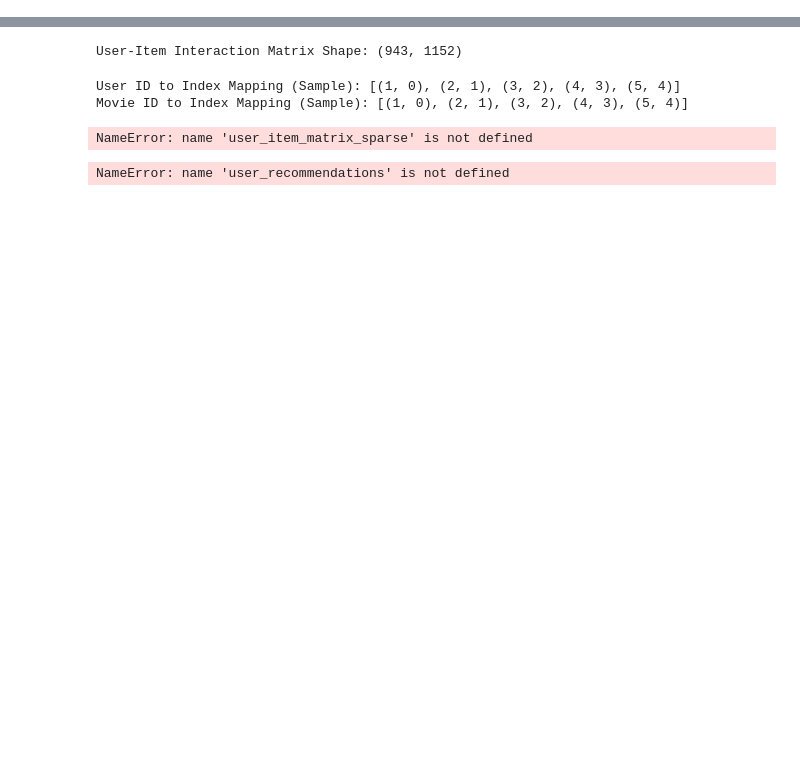
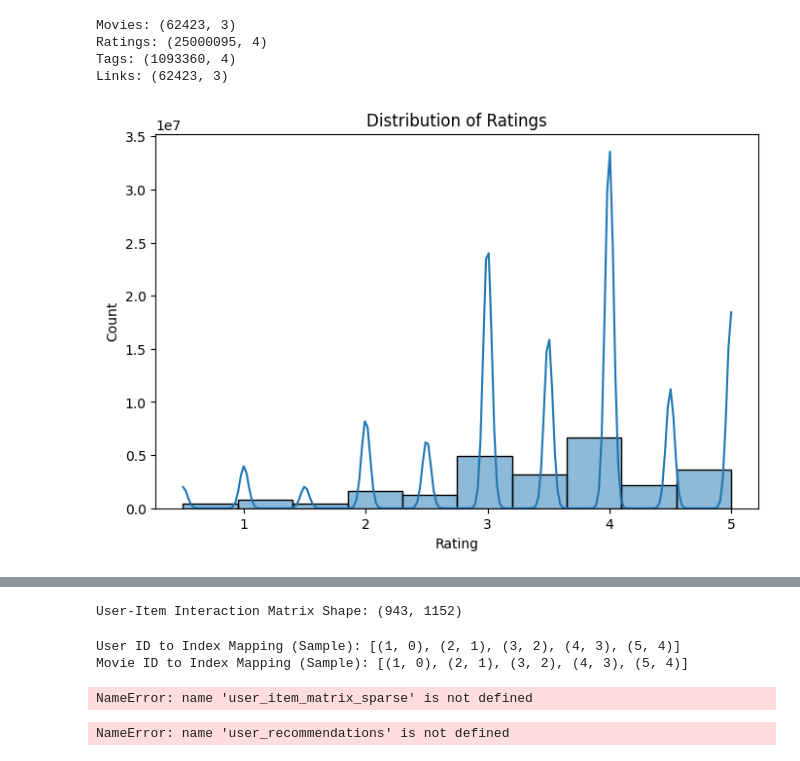
Before and after one commit to OnesNT/Two-stages-recommendation-system, a Jupyter notebook: notes/dataset_explore.ipynb, the cells around one changed output, grey strips where cells are left out. Saved outputs shown, nothing was run; the diff lists cells and outputs as text; code cells hidden in the pictures; blank space fills up the shorter version.

```diff
--- a/notes/dataset_explore.ipynb
+++ b/notes/dataset_explore.ipynb
@@ -74,0 +1,16 @@ Cleaned Ratings Data Shape: (97953, 3)
+# %%
+import pandas as pd
+
+dataset_movielen_url = "/home/quang/Two-stages-recommendation-system/datasets/ml-25m/"
+
+# Load datasets
+movies = pd.read_csv(dataset_movielen_url + "movies.csv")
+ratings = pd.read_csv(dataset_movielen_url + "ratings.csv")
+tags = pd.read_csv(dataset_movielen_url + "tags.csv")
+links = pd.read_csv(dataset_movielen_url + "links.csv")
+
+# Display the first few rows
+print(movies.head())
+print(ratings.head())
+print(tags.head())
+print(links.head())
@@ -74,0 +35,22 @@ Cleaned Ratings Data Shape: (97953, 3)
+# %%
+print(f"Movies: {movies.shape}")
+print(f"Ratings: {ratings.shape}")
+print(f"Tags: {tags.shape}")
+print(f"Links: {links.shape}")
+# %% [output]
+Movies: (62423, 3)
+Ratings: (25000095, 4)
+Tags: (1093360, 4)
+Links: (62423, 3)
+# %%
+import matplotlib.pyplot as plt
+import seaborn as sns
+
+plt.figure(figsize=(8, 5))
+sns.histplot(ratings["rating"], bins=10, kde=True)
+plt.title("Distribution of Ratings")
+plt.xlabel("Rating")
+plt.ylabel("Count")
+plt.show()
+# %% [output]
+[figure, added]
```
Also changed, not shown: parts of 6 cells of this notebook, 3 other files.
